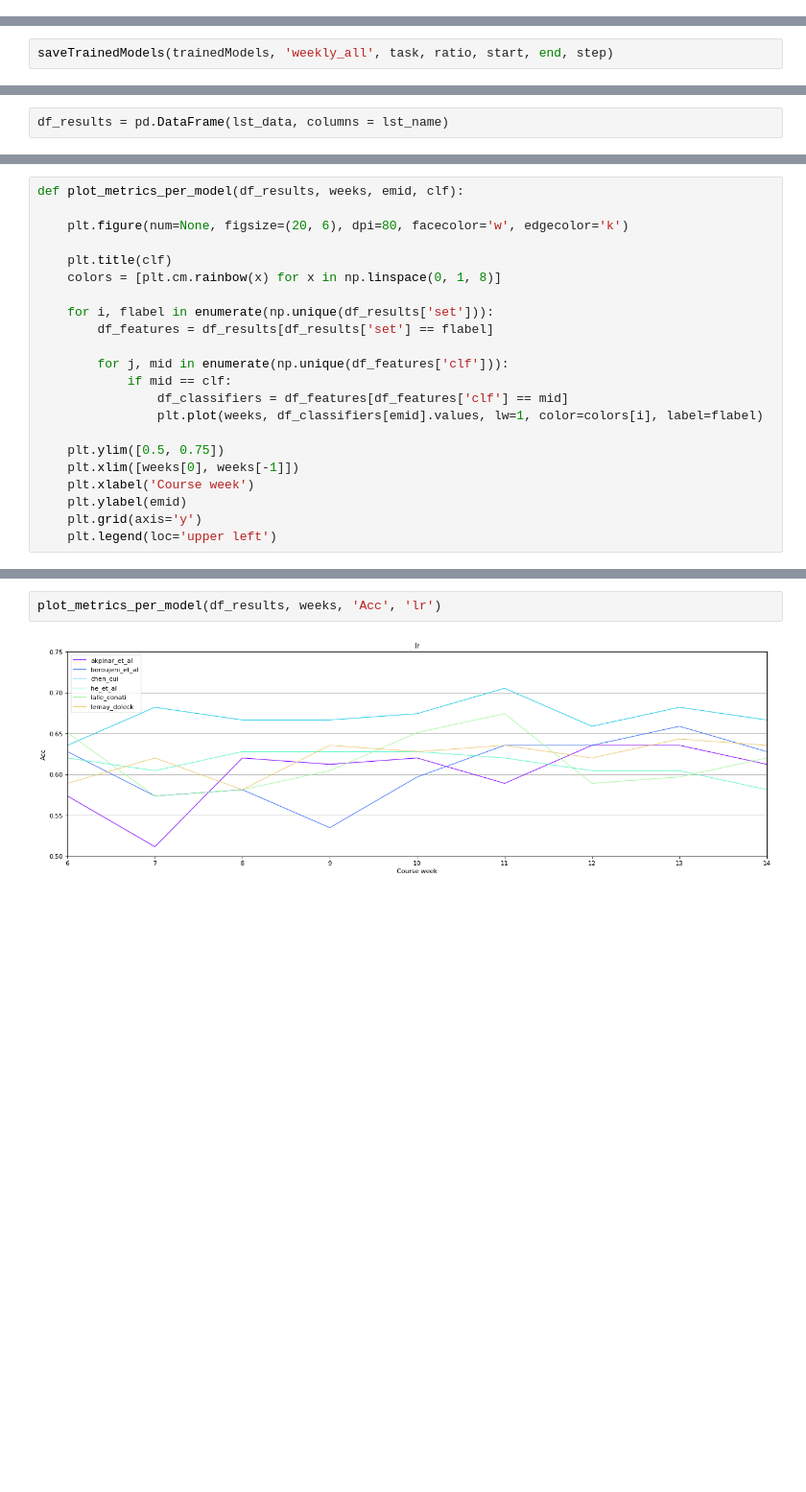
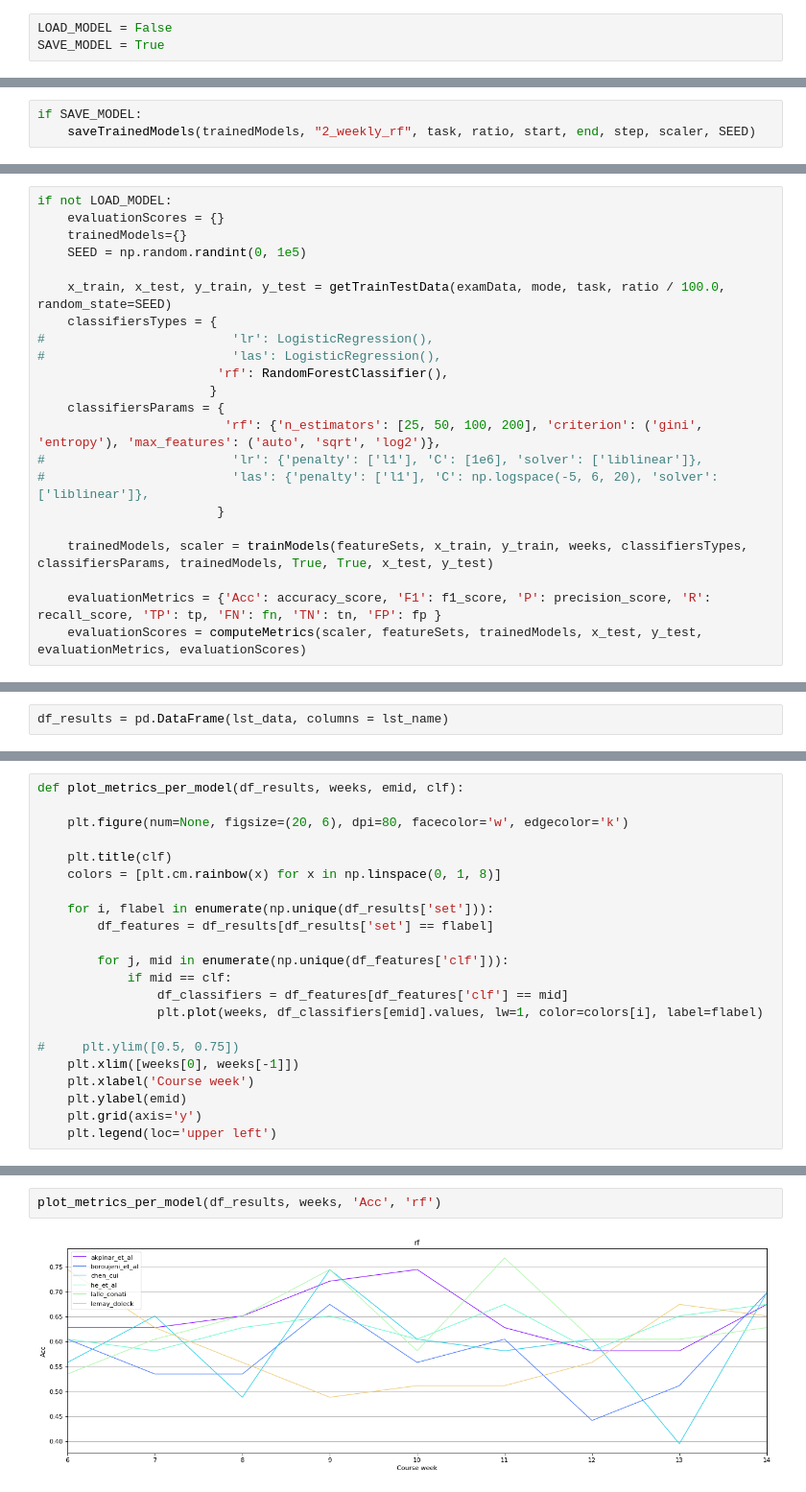
Before and after one commit to epfl-ml4ed/flipped-classroom, a Jupyter notebook: notebooks/early_warning_baselines_weekly.ipynb, the cells around one changed output, grey strips where cells are left out. Shown: that part at 96% size. Saved outputs shown, nothing was run; the diff lists cells and outputs as text; blank space fills up the shorter version.

```diff
--- a/notebooks/early_warning_baselines_weekly.ipynb
+++ b/notebooks/early_warning_baselines_weekly.ipynb
@@ -252,0 +222,3 @@ Iteration 2
+# %%
+LOAD_MODEL = False
+SAVE_MODEL = True
@@ -253,2 +265,3 @@ Iteration 2
 # %%
-saveTrainedModels(trainedModels, 'weekly_all', task, ratio, start, end, step)
+if SAVE_MODEL:
+    saveTrainedModels(trainedModels, "2_weekly_rf", task, ratio, start, end, step, scaler, SEED)
@@ -254,0 +270,22 @@ saveTrainedModels(trainedModels, 'weekly_all', task, ratio, start, end, step)
+# %%
+if not LOAD_MODEL:
+    evaluationScores = {}
+    trainedModels={}
+    SEED = np.random.randint(0, 1e5)
+
+    x_train, x_test, y_train, y_test = getTrainTestData(examData, mode, task, ratio / 100.0, random_state=SEED)
+    classifiersTypes = {
+#                         'lr': LogisticRegression(),
+#                         'las': LogisticRegression(),
+                        'rf': RandomForestClassifier(),
+                       }
+    classifiersParams = {
+                         'rf': {'n_estimators': [25, 50, 100, 200], 'criterion': ('gini', 'entropy'), 'max_features': ('auto', 'sqrt', 'log2')},
+#                         'lr': {'penalty': ['l1'], 'C': [1e6], 'solver': ['liblinear']},
+#                         'las': {'penalty': ['l1'], 'C': np.logspace(-5, 6, 20), 'solver': ['liblinear']},
+                        }
+
+    trainedModels, scaler = trainModels(featureSets, x_train, y_train, weeks, classifiersTypes, classifiersParams, trainedModels, True, True, x_test, y_test)
+
+    evaluationMetrics = {'Acc': accuracy_score, 'F1': f1_score, 'P': precision_score, 'R': recall_score, 'TP': tp, 'FN': fn, 'TN': tn, 'FP': fp }
+    evaluationScores = computeMetrics(scaler, featureSets, trainedModels, x_test, y_test, evaluationMetrics, evaluationScores)
@@ -284,7 +351,7 @@ def plot_metrics_per_model(df_results, weeks, emid, clf):
                 df_classifiers = df_features[df_features['clf'] == mid]
                 plt.plot(weeks, df_classifiers[emid].values, lw=1, color=colors[i], label=flabel)
 
-    plt.ylim([0.5, 0.75])
+#     plt.ylim([0.5, 0.75])
     plt.xlim([weeks[0], weeks[-1]])
     plt.xlabel('Course week')
     plt.ylabel(emid)
@@ -313,9 +380,9 @@ def plot_metrics_per_feature(df_results, weeks, emid, flabel):
     plt.grid(axis='y')
     plt.legend(loc='upper left')
 # %%
-plot_metrics_per_model(df_results, weeks, 'Acc', 'lr')
+plot_metrics_per_model(df_results, weeks, 'Acc', 'rf')
 # %% [output]
-[figure, old version]
+[figure, new version]
 # %%
 plot_metrics_per_feature(df_results, weeks, 'Acc', 'chen_cui')
 # %% [output]
```
Also changed, not shown: parts of 17 cells of this notebook, 9 other files.
